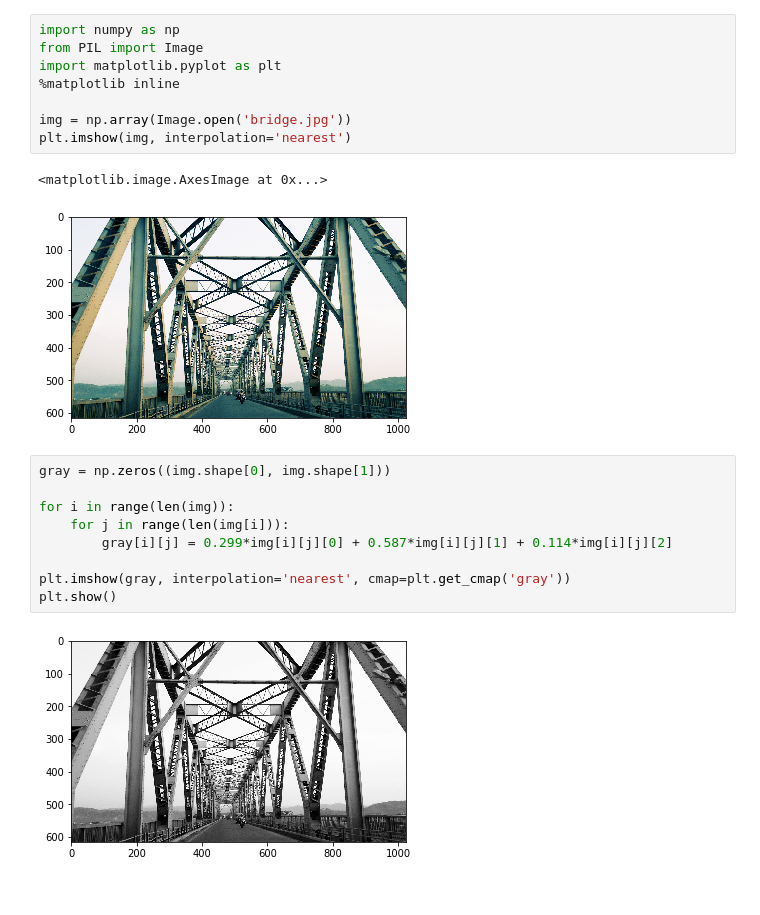
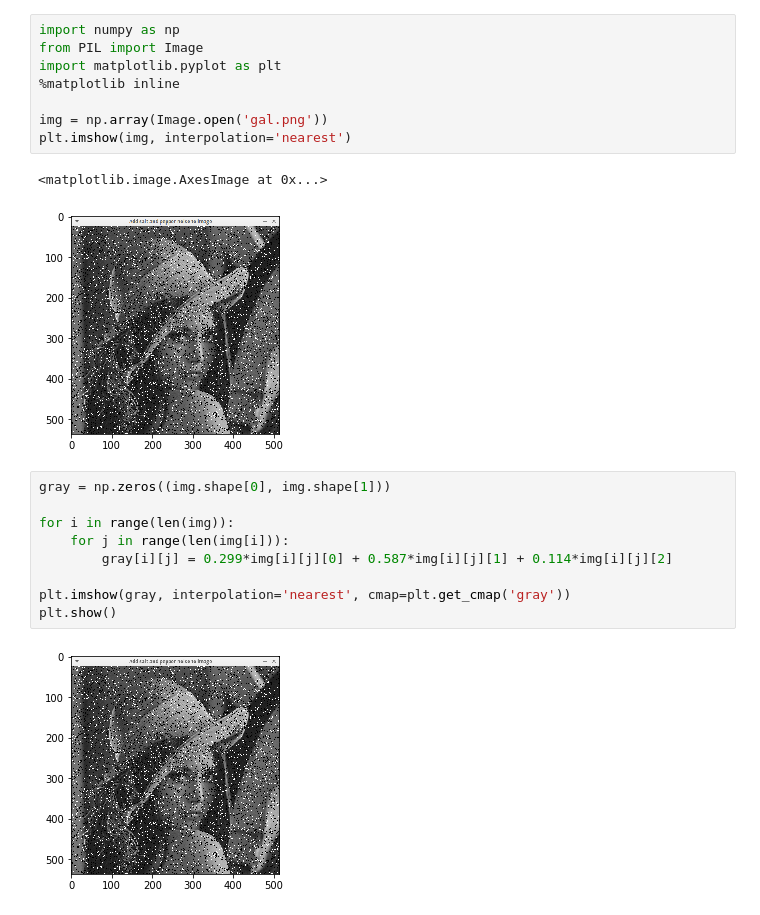
Before and after one commit to Vishu26/Computer-Vision, a Jupyter notebook: MedianBlur.ipynb, the cells around one changed output. Cells and saved outputs as stored; diff of their text form.

```diff
--- a/MedianBlur.ipynb
+++ b/MedianBlur.ipynb
@@ -1,14 +1,14 @@
 # %%
 import numpy as np
 from PIL import Image
 import matplotlib.pyplot as plt
 %matplotlib inline
 
-img = np.array(Image.open('bridge.jpg'))
+img = np.array(Image.open('gal.png'))
 plt.imshow(img, interpolation='nearest')
 # %% [output]
 <matplotlib.image.AxesImage at 0x...>
-[figure, old version]
+[figure, new version]
 # %%
 gray = np.zeros((img.shape[0], img.shape[1]))
 
@@ -19,7 +19,7 @@ for i in range(len(img)):
 plt.imshow(gray, interpolation='nearest', cmap=plt.get_cmap('gray'))
 plt.show()
 # %% [output]
-[figure, old version]
+[figure, new version]
 # %%
 #Median Blur
 
```
Also changed, not shown: parts of 2 cells of this notebook.
